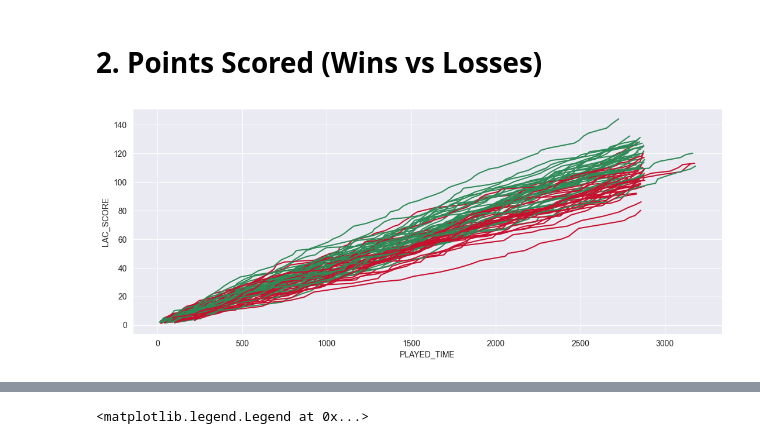
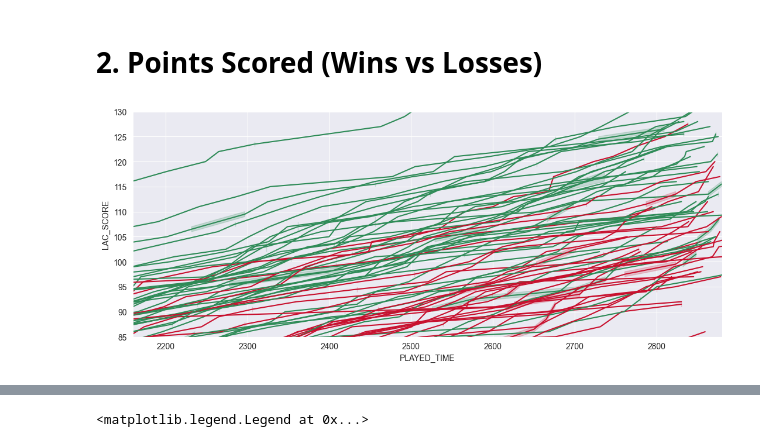
Before and after one commit to Denchikkkk/LAClippers_2025_Performance, a Jupyter notebook: analysis/ClippersPerformance.ipynb, the cells around one changed output, grey strips where cells are left out. Cells and saved outputs as stored; diff of their text form; code cells hidden in the pictures.

```diff
--- a/analysis/ClippersPerformance.ipynb
+++ b/analysis/ClippersPerformance.ipynb
@@ -13,5 +14,5 @@ color_mapping = {"W":"seagreen",
 
 sns.set_style("darkgrid")
 # %%
-playsData = pd.read_csv('../OnlyClippersPlays.csv')
+playsData = pd.read_csv('../OnlyClippersPlays.csv',index_col=0)
 gamesData = pd.read_csv('../ClippersSchedule2425.csv',index_col=0)
@@ -95,9 +80,11 @@ gamesData['GAME_COLOR'] = gamesData['WL'].map(color_mapping)
 # %%
 plt.figure(figsize=(13, 5))
 
 game_colors = dict(zip(gamesData['GAME_ID'], gamesData['GAME_COLOR']))
 
 sns.lineplot(playsData, x="PLAYED_TIME",y="LAC_SCORE",hue="GAME_ID", palette=game_colors,legend=False)
+plt.ylim(85,130)
+plt.xlim(2160,2880)
 plt.grid(True)
 # %% [output]
-[figure, old version]
+[figure, new version]
```
Also changed, not shown: parts of 8 cells of this notebook.
